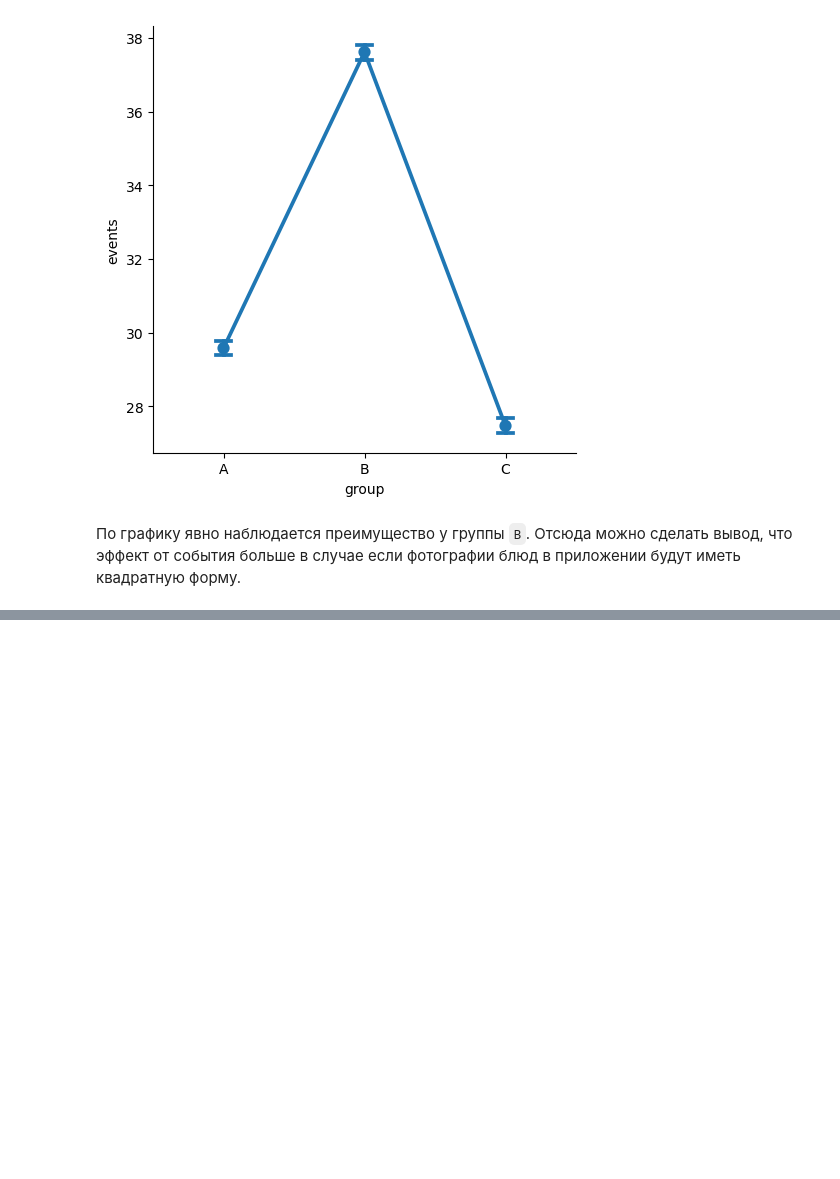
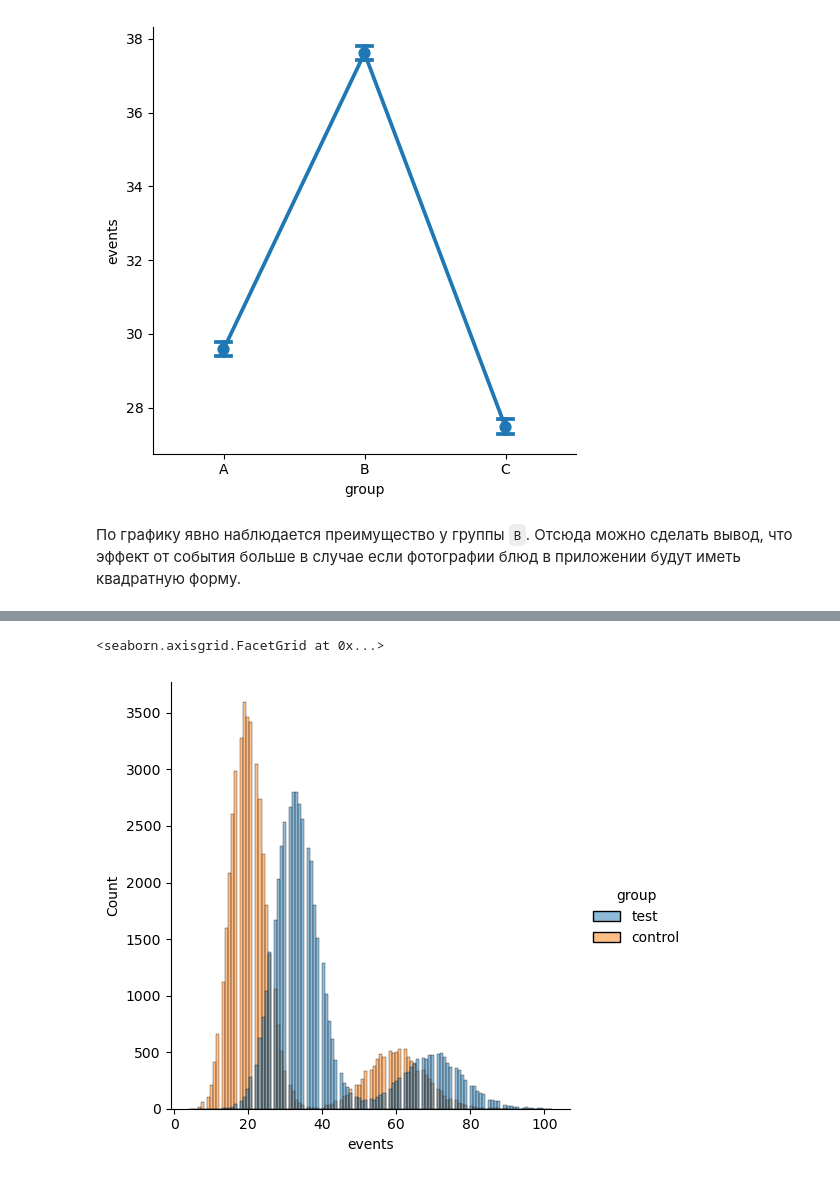
Before and after one commit to tabbols95/AB-testing, a Jupyter notebook: ANOVA/design_app_delivery_product_edu.ipynb, the cells around one changed output, grey strips where cells are left out. Drawn from its saved outputs; the diff is of its cells as text; code cells hidden in the pictures; blank space fills up the shorter version.

```diff
--- a/ANOVA/design_app_delivery_product_edu.ipynb
+++ b/ANOVA/design_app_delivery_product_edu.ipynb
@@ -137,0 +144,4 @@ plt.show()
+# %%
+# read data
+url_data1 = 'https://disk.yandex.ru/d/NqeZSGmq5O3iFw'
+data = pd.read_csv(BASE_URL + url_data1)
@@ -137,0 +157,6 @@ plt.show()
+# %%
+# посмотрим, как распределены наши данные
+sns.displot(data=data, x='events', hue='group')
+# %% [output]
+<seaborn.axisgrid.FacetGrid at 0x...>
+[figure, added]
```
Also changed, not shown: parts of 7 cells of this notebook.
